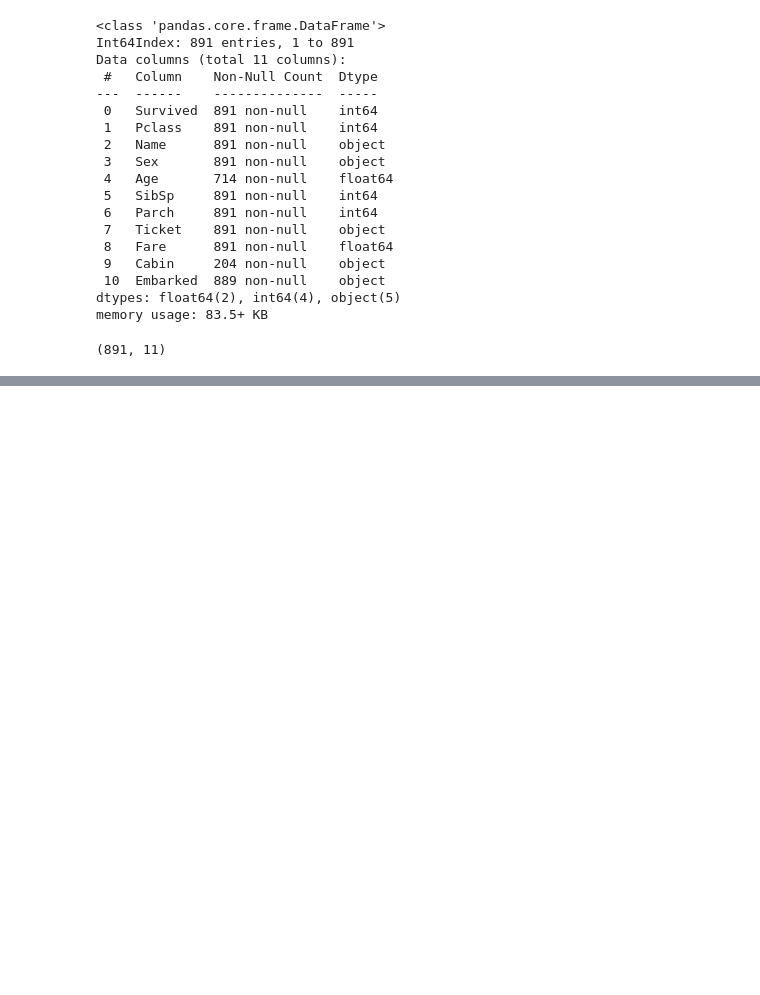
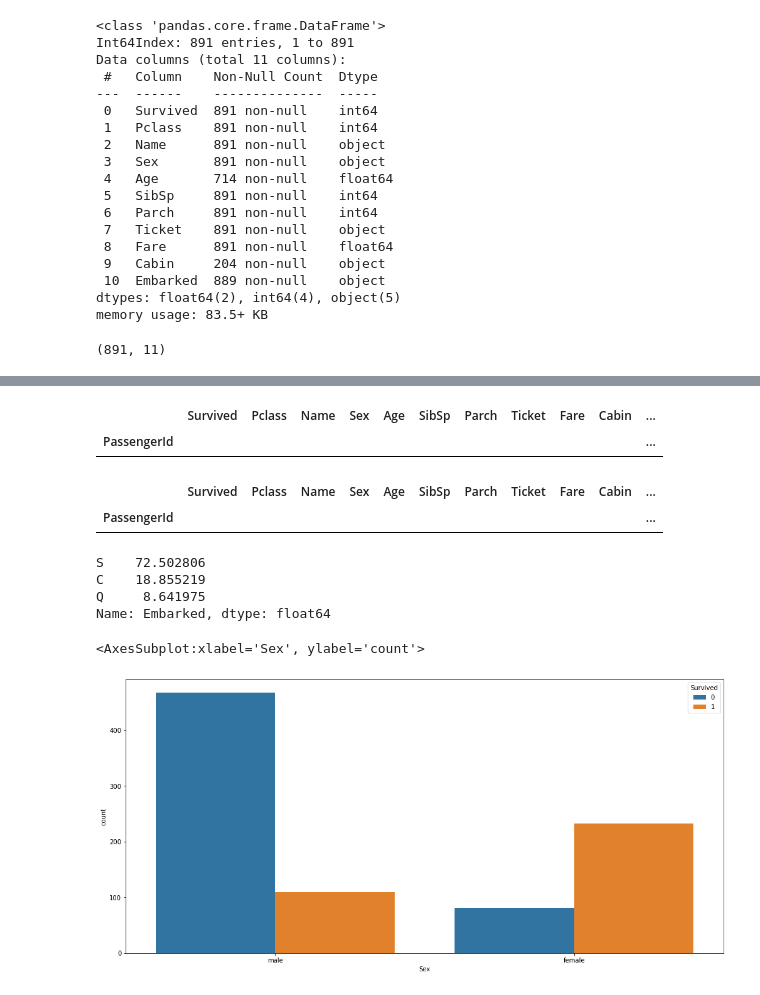
Before and after one commit to eeyeji/Python_Library, a Jupyter notebook: 5일차/Titanic.ipynb, the cells around one changed output, grey strips where cells are left out. Drawn from its saved outputs; the diff is of its cells as text; code cells hidden in the pictures; blank space fills up the shorter version.

```diff
--- a/5일차/Titanic.ipynb
+++ b/5일차/Titanic.ipynb
@@ -65,0 +77,31 @@ test[test.Embarked.isnull()]
+# %%
+#Embarked의 값이 null인 값을 S로 채워주기-방법1
+test.loc[test.Embarked.isnull(), 'Embarked']='S'
+
+#Embarked 칼럼에서 결측치가 있는 데이터 확인- 없으면 위 코드 잘 실행된 것
+test[test.Embarked.isnull()]
+# %% [output]
+|  | Survived | Pclass | Name | Sex | Age | SibSp | Parch | Ticket | Fare | Cabin | ... |
+| PassengerId |  |  |  |  |  |  |  |  |  |  | ... |
+# %%
+#null값을 S로 채워주기-방법2
+test.Embarked=test.Embarked.fillna('S')
+#Embarked 칼럼에서 결측치가 있는 데이터 확인- 없으면 위 코드 잘 실행된 것
+test[test.Embarked.isnull()]
+# %% [output]
+|  | Survived | Pclass | Name | Sex | Age | SibSp | Parch | Ticket | Fare | Cabin | ... |
+| PassengerId |  |  |  |  |  |  |  |  |  |  | ... |
+# %%
+#각각의 승선의 위치마다 승객이 몇명이 탔을까요? %로 나타내주세요
+test.Embarked.value_counts()/test.shape[0]*100
+# %% [output]
+S    72.502806
+C    18.855219
+Q     8.641975
+Name: Embarked, dtype: float64
+# %%
+#성별에 따라 사람들이 얼마나 생존했는지 알고싶어요(시각화)
+sns.countplot(data=test, x='Sex', hue='Survived')
+# %% [output]
+<AxesSubplot:xlabel='Sex', ylabel='count'>
+[figure, added]
```
Also changed, not shown: parts of 15 cells of this notebook, 1 other file.
